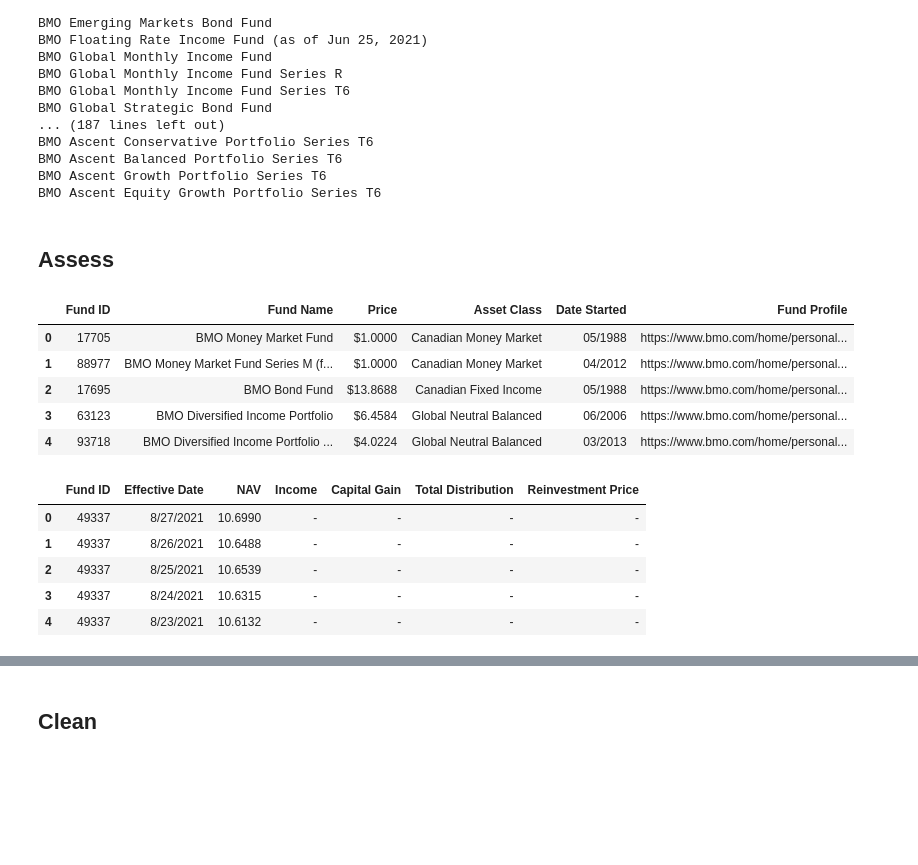
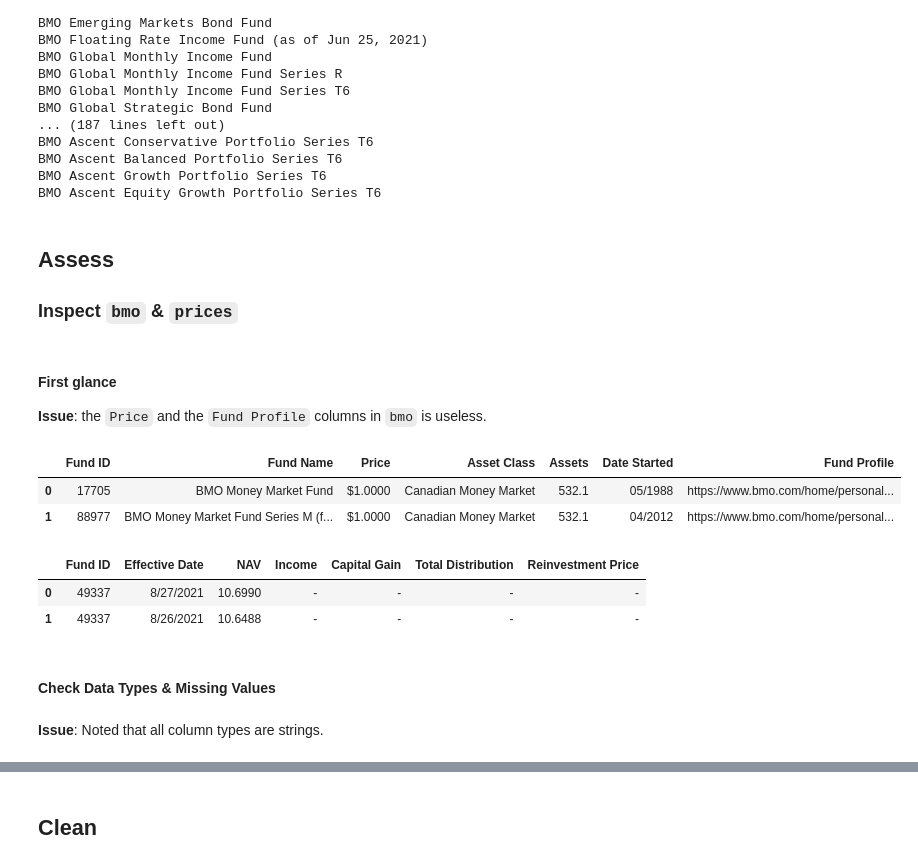
Before and after one commit to chefZau/BMOMutualFundExploration, a Jupyter notebook: DataWrangling.ipynb, the cells around one changed output, grey strips where cells are left out. Drawn from its saved outputs; the diff is of its cells as text; code cells hidden in the pictures; blank space fills up the shorter version.

Commit message:
feat: inspected, cleaned and exported the DataFrames

```diff
--- a/DataWrangling.ipynb
+++ b/DataWrangling.ipynb
@@ -60,6 +60,7 @@ def extractData():
             'Fund Name': fundName,
             'Price': price,
             'Asset Class': assetClass,
+            'Assets': assets,
             'Date Started': dateCreated,
             'Fund Profile': profileURL
         })
@@ -211,21 +212,25 @@ cols = [
 prices = pd.DataFrame(values, columns=cols)
 # %% [markdown]
 ## Assess
+
+### Inspect `bmo` & `prices`
+# %% [markdown]
+#### First glance
+
+**Issue**: the `Price` and the `Fund Profile` columns in `bmo` is useless.
 # %%
-bmo.head()
+bmo.head(2)
 # %% [output]
-|  | Fund ID | Fund Name | Price | Asset Class | Date Started | Fund Profile |
-| 0 | 17705 | BMO Money Market Fund | $1.0000 | Canadian Money Market | 05/1988 | https://www.bmo.com/home/personal... |
-| 1 | 88977 | BMO Money Market Fund Series M (f... | $1.0000 | Canadian Money Market | 04/2012 | https://www.bmo.com/home/personal... |
-| 2 | 17695 | BMO Bond Fund | $13.8688 | Canadian Fixed Income | 05/1988 | https://www.bmo.com/home/personal... |
-| 3 | 63123 | BMO Diversified Income Portfolio | $6.4584 | Global Neutral Balanced | 06/2006 | https://www.bmo.com/home/personal... |
-| 4 | 93718 | BMO Diversified Income Portfolio ... | $4.0224 | Global Neutral Balanced | 03/2013 | https://www.bmo.com/home/personal... |
+|  | Fund ID | Fund Name | Price | Asset Class | Assets | Date Started | Fund Profile |
+| 0 | 17705 | BMO Money Market Fund | $1.0000 | Canadian Money Market | 532.1 | 05/1988 | https://www.bmo.com/home/personal... |
+| 1 | 88977 | BMO Money Market Fund Series M (f... | $1.0000 | Canadian Money Market | 532.1 | 04/2012 | https://www.bmo.com/home/personal... |
 # %%
-prices.head()
+prices.head(2)
 # %% [output]
 |  | Fund ID | Effective Date | NAV | Income | Capital Gain | Total Distribution | Reinvestment Price |
 | 0 | 49337 | 8/27/2021 | 10.6990 | - | - | - | - |
 | 1 | 49337 | 8/26/2021 | 10.6488 | - | - | - | - |
-| 2 | 49337 | 8/25/2021 | 10.6539 | - | - | - | - |
-| 3 | 49337 | 8/24/2021 | 10.6315 | - | - | - | - |
-| 4 | 49337 | 8/23/2021 | 10.6132 | - | - | - | - |
+# %% [markdown]
+#### Check Data Types & Missing Values
+# %% [markdown]
+**Issue**: Noted that all column types are strings.
```
Also changed, not shown: parts of 34 cells of this notebook.
